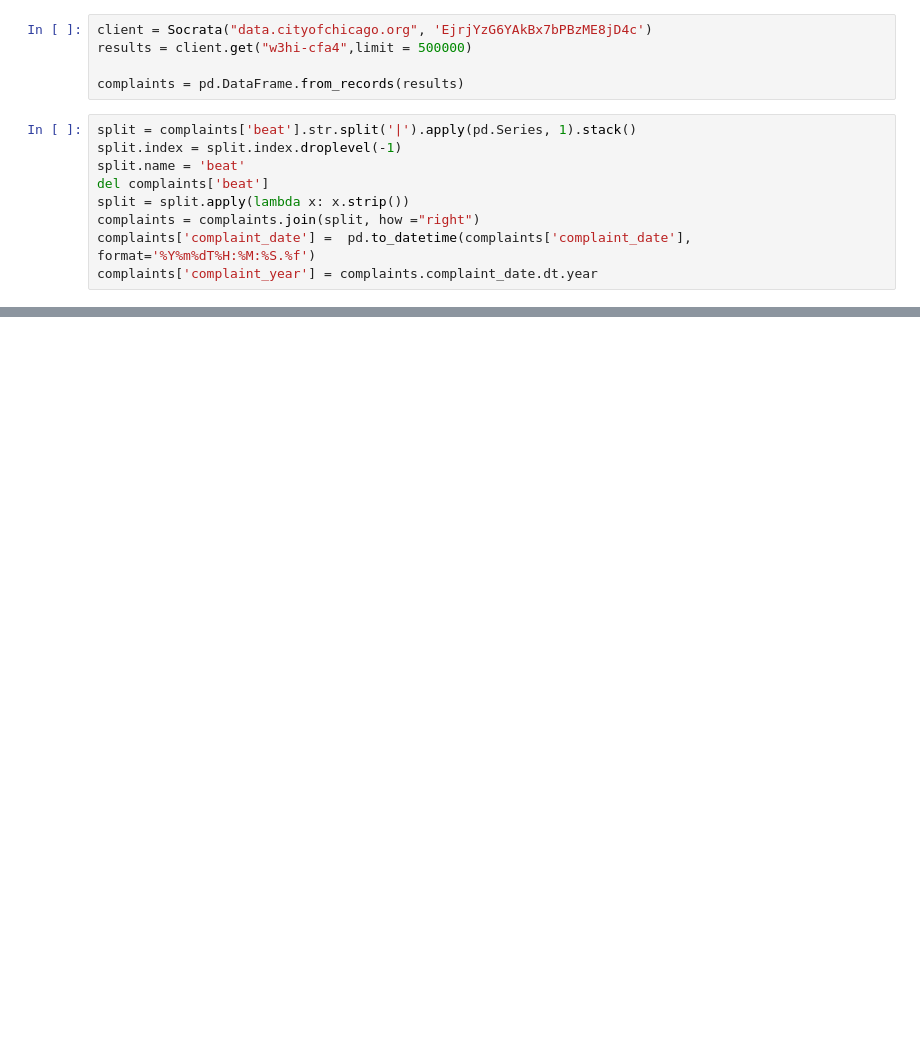
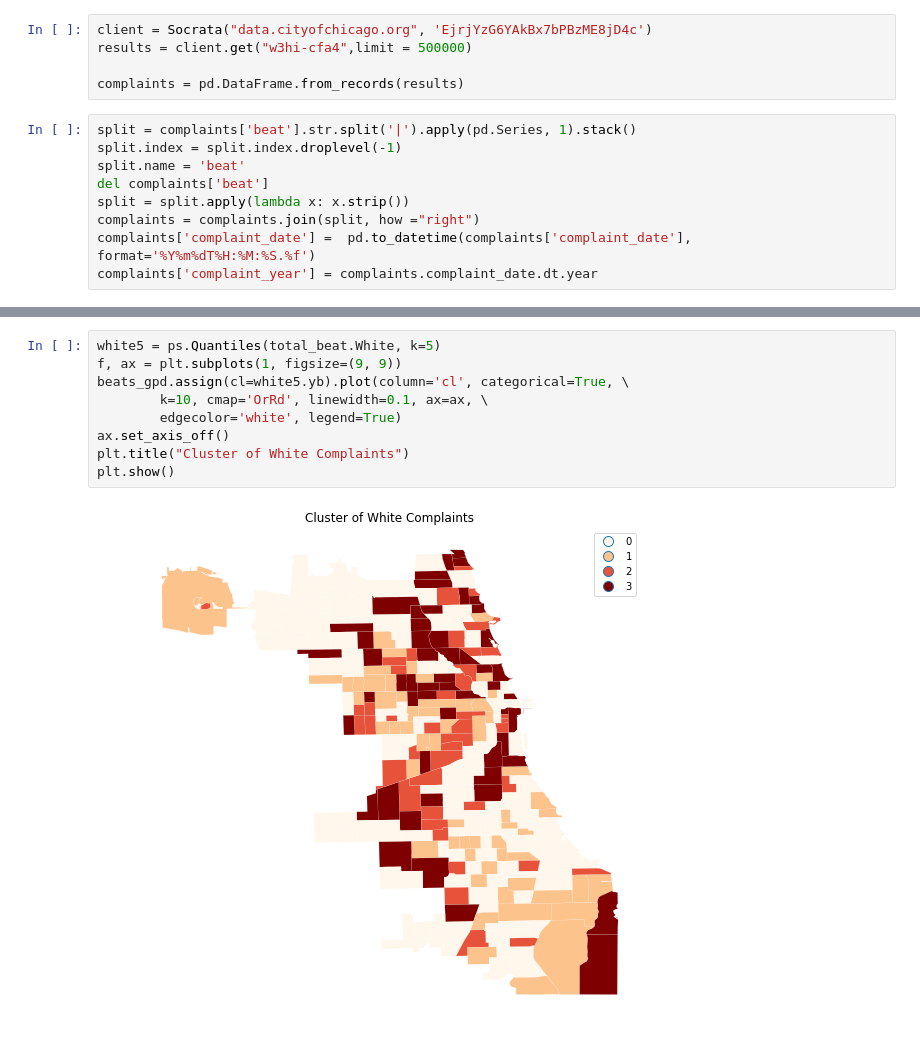
Before and after one commit to changuage/policecomplaints, a Jupyter notebook: Develop/notebooks/Map.ipynb, the cells around one changed output, grey strips where cells are left out. Saved outputs shown, nothing was run; the diff lists cells and outputs as text; blank space fills up the shorter version.

```diff
--- a/Develop/notebooks/Map.ipynb
+++ b/Develop/notebooks/Map.ipynb
@@ -40,0 +94,11 @@ Name: complaint_year, dtype: int64
+# %%
+white5 = ps.Quantiles(total_beat.White, k=5)
+f, ax = plt.subplots(1, figsize=(9, 9))
+beats_gpd.assign(cl=white5.yb).plot(column='cl', categorical=True, \
+        k=10, cmap='OrRd', linewidth=0.1, ax=ax, \
+        edgecolor='white', legend=True)
+ax.set_axis_off()
+plt.title("Cluster of White Complaints")
+plt.show()
+# %% [output]
+[figure, added]
```
Also changed, not shown: parts of 10 cells of this notebook, 7 other files.
